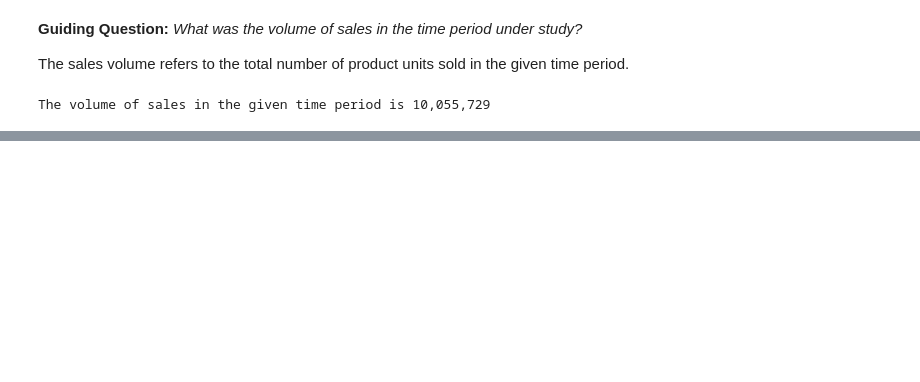
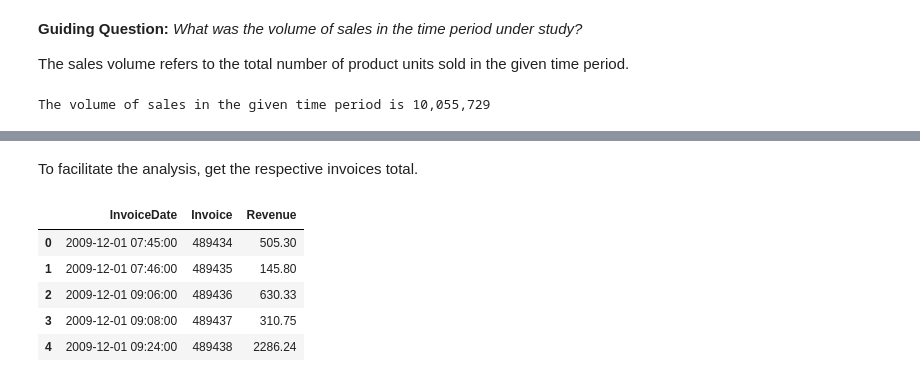
Before and after one commit to mwaurahmn/clv_rfm, a Jupyter notebook: Sales Analysis.ipynb, the cells around one changed output, grey strips where cells are left out. Saved outputs shown, nothing was run; the diff lists cells and outputs as text; code cells hidden in the pictures; blank space fills up the shorter version.

```diff
--- a/Sales Analysis.ipynb
+++ b/Sales Analysis.ipynb
@@ -128,0 +146,13 @@ A total of 41 countries were reached
+# %% [markdown]
+To facilitate the analysis, get the respective invoices total.
+# %%
+# Group respective invoice data and sum the revenue
+invoice_total = df.groupby(['InvoiceDate','Invoice'])['Revenue'].sum().reset_index()
+invoice_total.head()
+# %% [output]
+|  | InvoiceDate | Invoice | Revenue |
+| 0 | 2009-12-01 07:45:00 | 489434 | 505.30 |
+| 1 | 2009-12-01 07:46:00 | 489435 | 145.80 |
+| 2 | 2009-12-01 09:06:00 | 489436 | 630.33 |
+| 3 | 2009-12-01 09:08:00 | 489437 | 310.75 |
+| 4 | 2009-12-01 09:24:00 | 489438 | 2286.24 |
```
Also changed, not shown: parts of 46 cells of this notebook, 3 other files.
